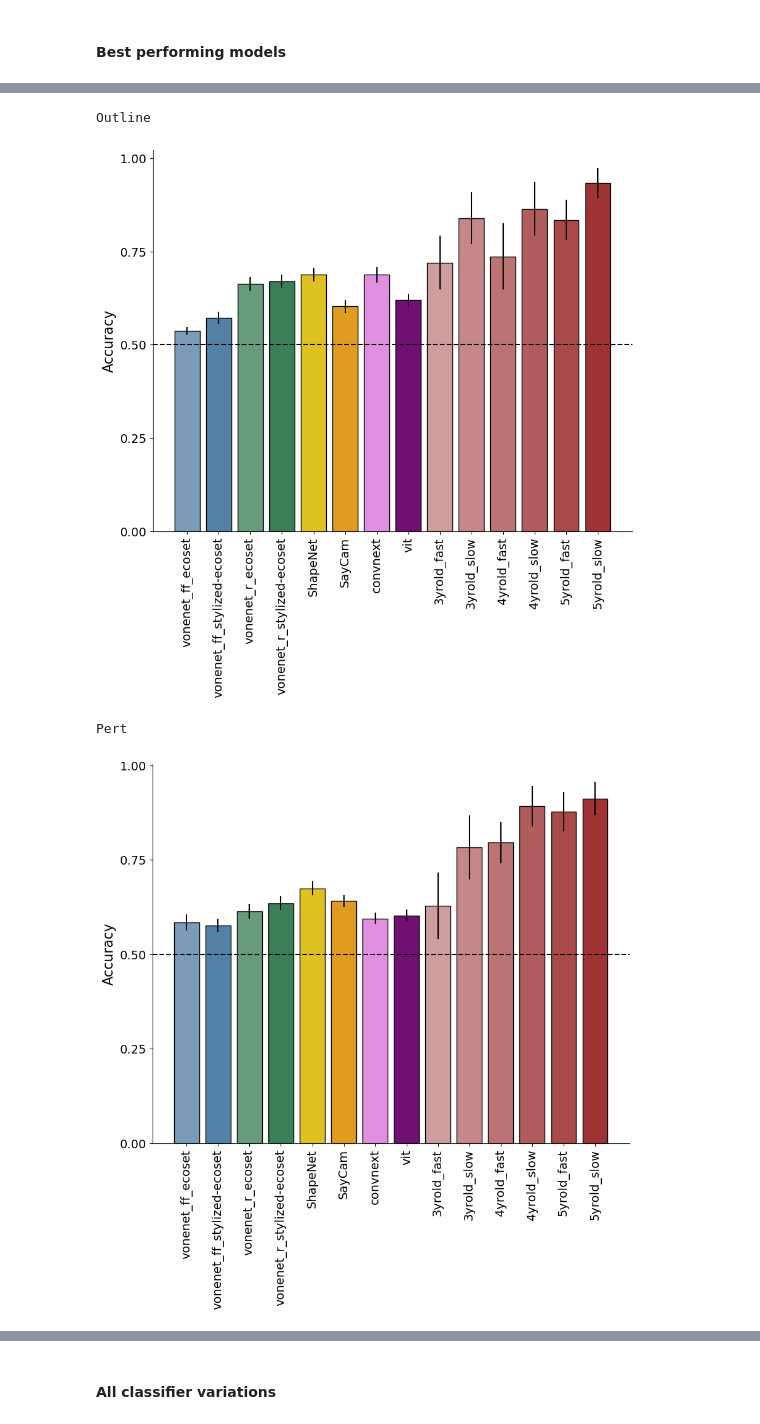
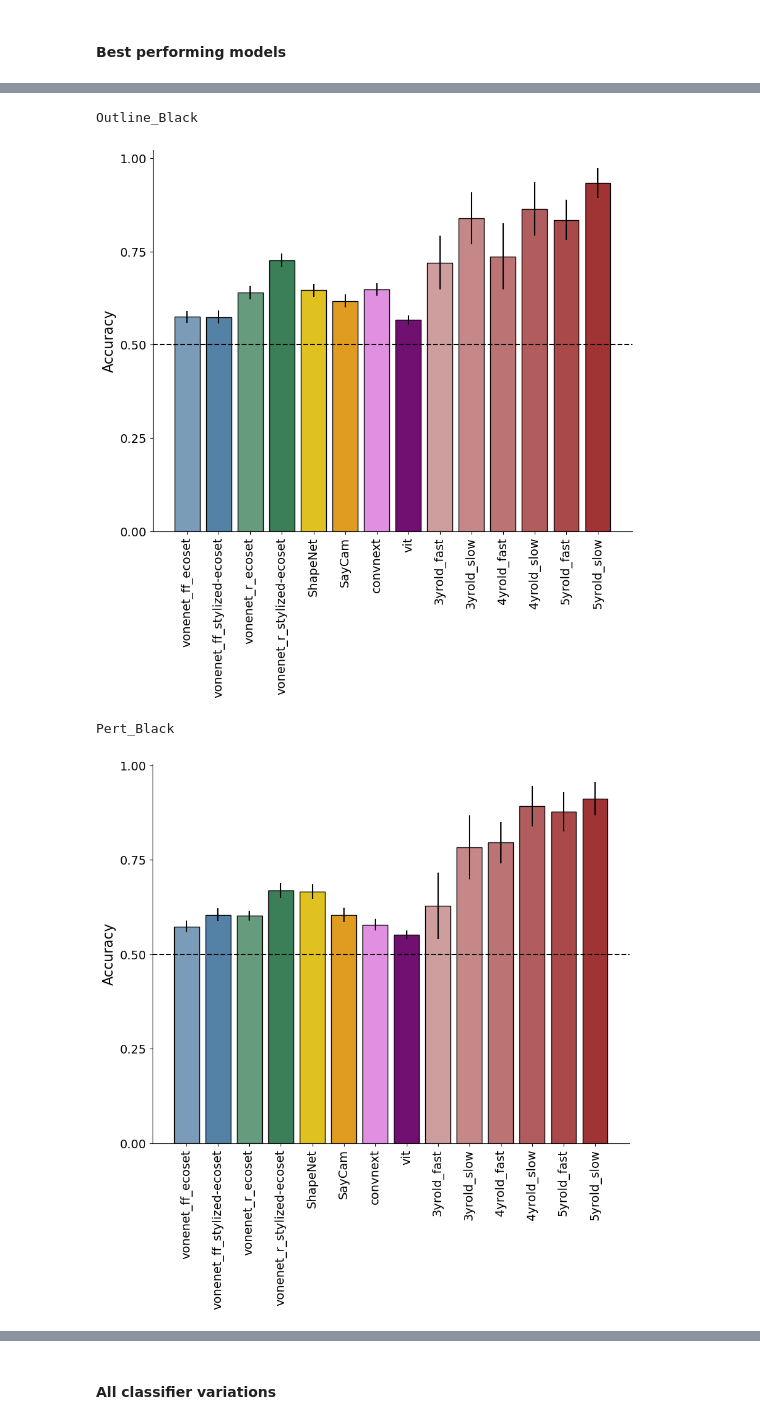
Before and after one commit to vayzenb/kornet, a Jupyter notebook: analyses/sub_analysis.ipynb, the cells around one changed output, grey strips where cells are left out. Saved outputs shown, nothing was run; the diff lists cells and outputs as text; code cells hidden in the pictures.

```diff
--- a/analyses/sub_analysis.ipynb
+++ b/analyses/sub_analysis.ipynb
@@ -307,6 +307,8 @@ deleted
 #model_arch = ['vonenet_r_ecoset','vonenet_r_stylized-ecoset','vonenet_ff_ecoset','vonenet_ff_stylized-ecoset', 'ShapeNet','SayCam','convnext', 'vit']
 model_arch = ['vonenet_ff_ecoset','vonenet_ff_stylized-ecoset','vonenet_r_ecoset','vonenet_r_stylized-ecoset', 'ShapeNet','SayCam','convnext', 'vit']
 
+model_conds = ['Outline_Black','Pert_Black','IC_Black']
+suf ='_black'
 
 colors = sns.light_palette("steelblue", 5)[-2:]  + sns.light_palette("seagreen", 5)[-2:] + \
     sns.light_palette("gold", 5)[-1:] + sns.light_palette("orange", 5)[-1:] + \
@@ -398,5 +400,5 @@ for cond in model_conds:
             full_summary = pd.concat([full_summary, temp_summary], axis = 0)
 
     #save
-    full_summary.to_csv(f'{results_dir}/{cond}_model_comparison.csv', index = False)
+    full_summary.to_csv(f'{results_dir}/{cond}_model_comparison{suf}.csv', index = False)
 # %% [output]
@@ -406,7 +411,7 @@ NameError: name 'model_arch' is not defined
 for cond in model_conds:
     print(cond)
 
-    full_summary = pd.read_csv(f'{results_dir}/{cond}_model_comparison.csv')
+    full_summary = pd.read_csv(f'{results_dir}/{cond}_model_comparison{suf}.csv')
 
     fig, ax = plt.subplots(figsize=(10,8))
 
@@ -429,35 +434,35 @@ for cond in model_conds:
 
     #remove x axis label
     plt.xlabel('')
 
     #add y axis label, increae font size
     plt.ylabel('Accuracy', fontsize = 16)
 
     #increase font size of x axis labels
     plt.xticks(fontsize = 14)
 
     #increase font size of y axis labels
     plt.yticks(fontsize = 14)
 
     #set y-axis increments to .25
     plt.yticks(np.arange(0, 1.25, .25))
 
     #remove top and right spines
     sns.despine()
 
     #make left and bottom spines black
     ax.spines['left'].set_color('black')
     ax.spines['bottom'].set_color('black')
 
     #remove legend
     plt.legend().remove()
 
     #save
-    plt.savefig(f'{fig_dir}/{cond}_model_comparison.png', dpi = 300, bbox_inches = 'tight')
+    plt.savefig(f'{fig_dir}/{cond}_model_comparison{suf}.png', dpi = 300, bbox_inches = 'tight')
 
     plt.pause(.001)
 # %% [output]
-Outline
+Outline_Black
-[figure, old version]
+[figure, new version]
-Pert
+Pert_Black
-[figure, old version]
+[figure, new version]
```
Also changed, not shown: parts of 3 cells of this notebook, 47 other files.
